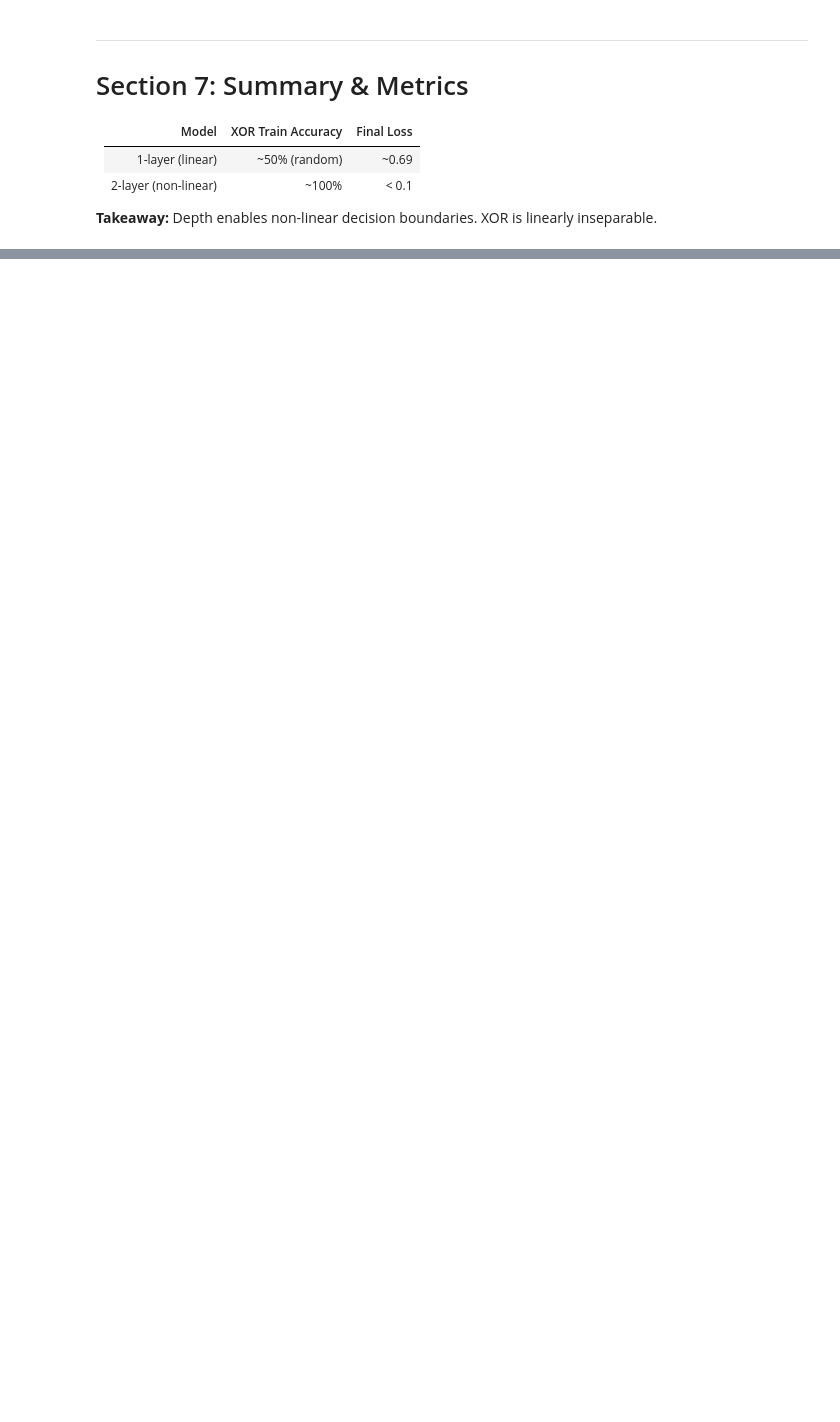
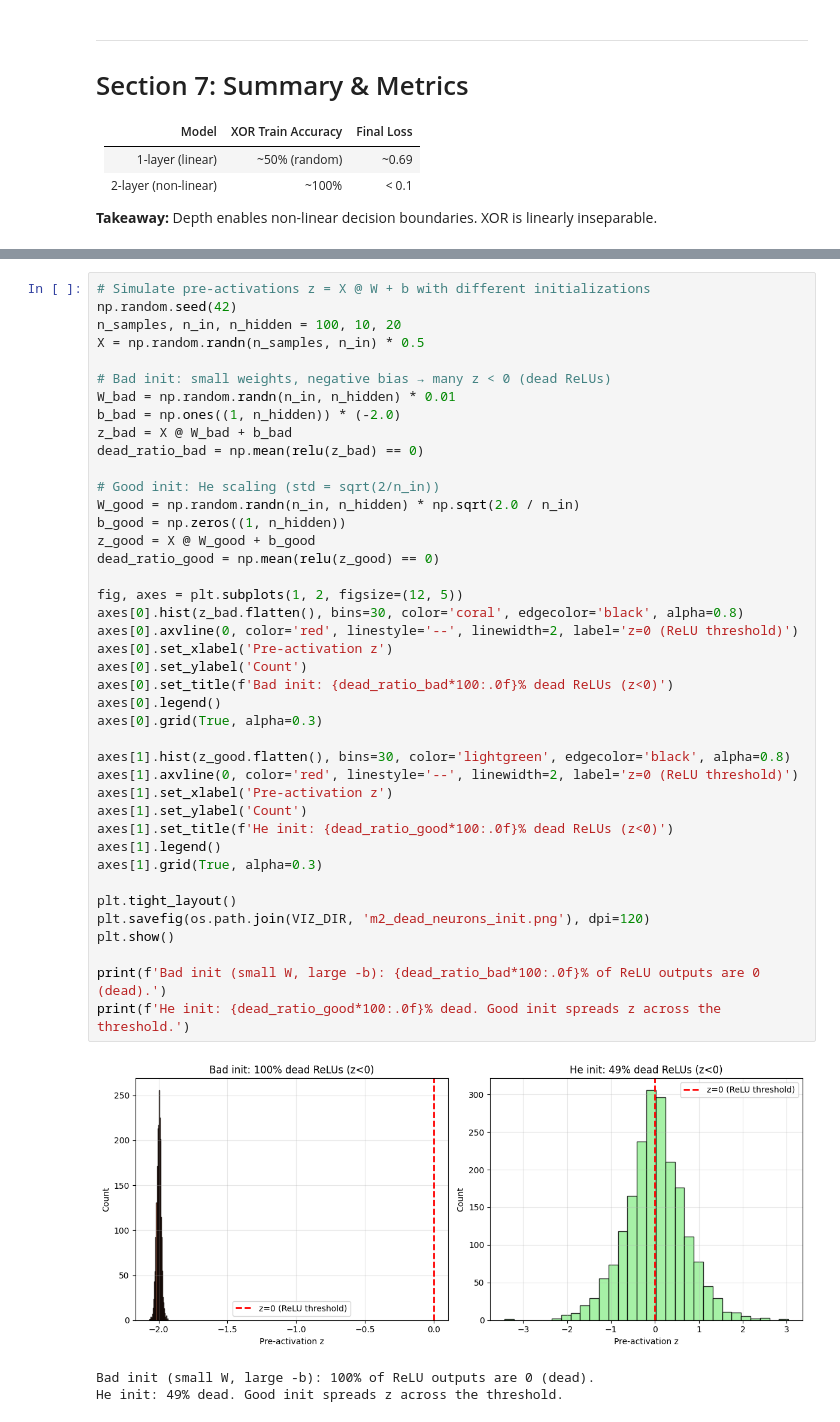
Before and after one commit to bhavik1611/llm-engineering-mastery, a Jupyter notebook: phase1_foundations/M2_neural_network_from_scratch/M2_experiments_and_visualizations.ipynb, the cells around one changed output, grey strips where cells are left out. Cells and saved outputs as stored; diff of their text form; blank space fills up the shorter version.

```diff
--- a/phase1_foundations/M2_neural_network_from_scratch/M2_experiments_and_visualizations.ipynb
+++ b/phase1_foundations/M2_neural_network_from_scratch/M2_experiments_and_visualizations.ipynb
@@ -332,0 +418,45 @@ plt.show()
+# %%
+# Simulate pre-activations z = X @ W + b with different initializations
+np.random.seed(42)
+n_samples, n_in, n_hidden = 100, 10, 20
+X = np.random.randn(n_samples, n_in) * 0.5
+
+# Bad init: small weights, negative bias → many z < 0 (dead ReLUs)
+W_bad = np.random.randn(n_in, n_hidden) * 0.01
+b_bad = np.ones((1, n_hidden)) * (-2.0)
+z_bad = X @ W_bad + b_bad
+dead_ratio_bad = np.mean(relu(z_bad) == 0)
+
+# Good init: He scaling (std = sqrt(2/n_in))
+W_good = np.random.randn(n_in, n_hidden) * np.sqrt(2.0 / n_in)
+b_good = np.zeros((1, n_hidden))
+z_good = X @ W_good + b_good
+dead_ratio_good = np.mean(relu(z_good) == 0)
+
+fig, axes = plt.subplots(1, 2, figsize=(12, 5))
+axes[0].hist(z_bad.flatten(), bins=30, color='coral', edgecolor='black', alpha=0.8)
+axes[0].axvline(0, color='red', linestyle='--', linewidth=2, label='z=0 (ReLU threshold)')
+axes[0].set_xlabel('Pre-activation z')
+axes[0].set_ylabel('Count')
+axes[0].set_title(f'Bad init: {dead_ratio_bad*100:.0f}% dead ReLUs (z<0)')
+axes[0].legend()
+axes[0].grid(True, alpha=0.3)
+
+axes[1].hist(z_good.flatten(), bins=30, color='lightgreen', edgecolor='black', alpha=0.8)
+axes[1].axvline(0, color='red', linestyle='--', linewidth=2, label='z=0 (ReLU threshold)')
+axes[1].set_xlabel('Pre-activation z')
+axes[1].set_ylabel('Count')
+axes[1].set_title(f'He init: {dead_ratio_good*100:.0f}% dead ReLUs (z<0)')
+axes[1].legend()
+axes[1].grid(True, alpha=0.3)
+
+plt.tight_layout()
+plt.savefig(os.path.join(VIZ_DIR, 'm2_dead_neurons_init.png'), dpi=120)
+plt.show()
+
+print(f'Bad init (small W, large -b): {dead_ratio_bad*100:.0f}% of ReLU outputs are 0 (dead).')
+print(f'He init: {dead_ratio_good*100:.0f}% dead. Good init spreads z across the threshold.')
+# %% [output]
+[figure, added]
+Bad init (small W, large -b): 100% of ReLU outputs are 0 (dead).
+He init: 49% dead. Good init spreads z across the threshold.
```
Also changed, not shown: parts of 8 cells of this notebook, 9 other files.
